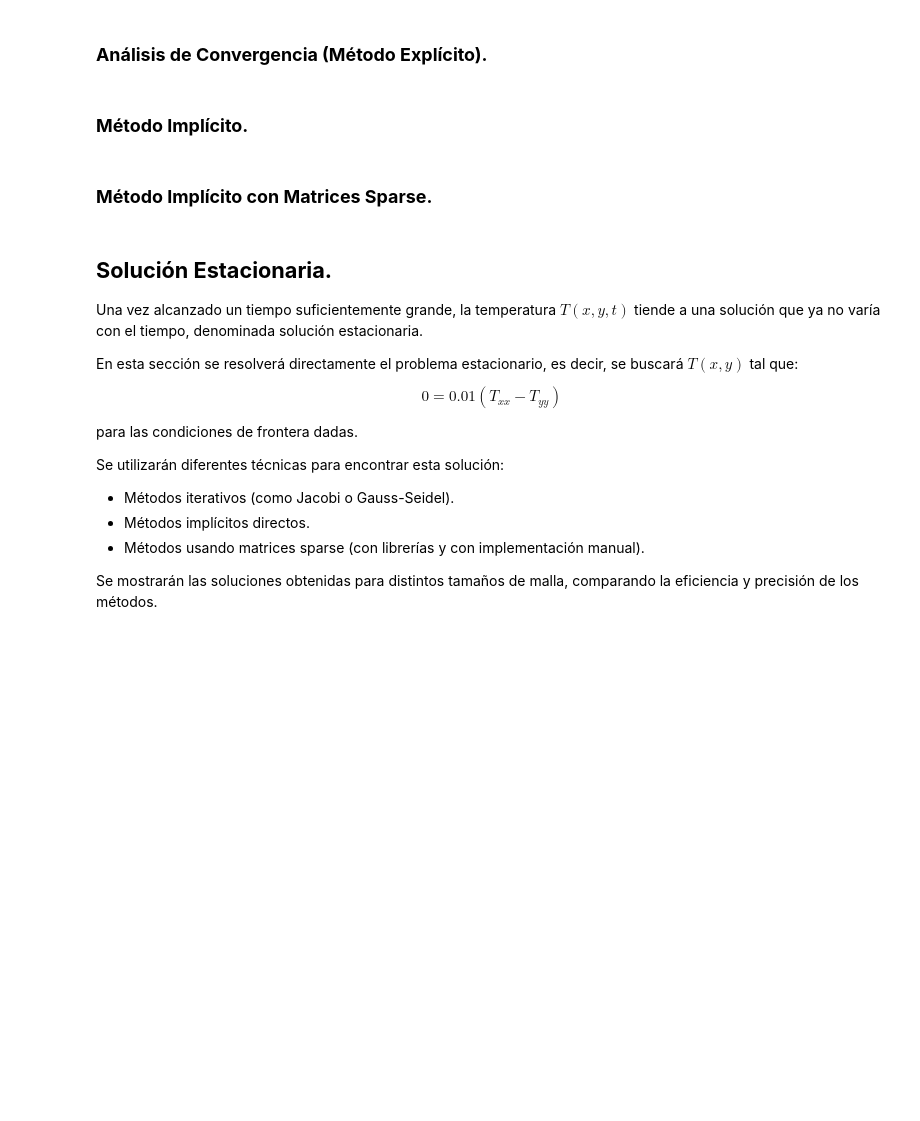
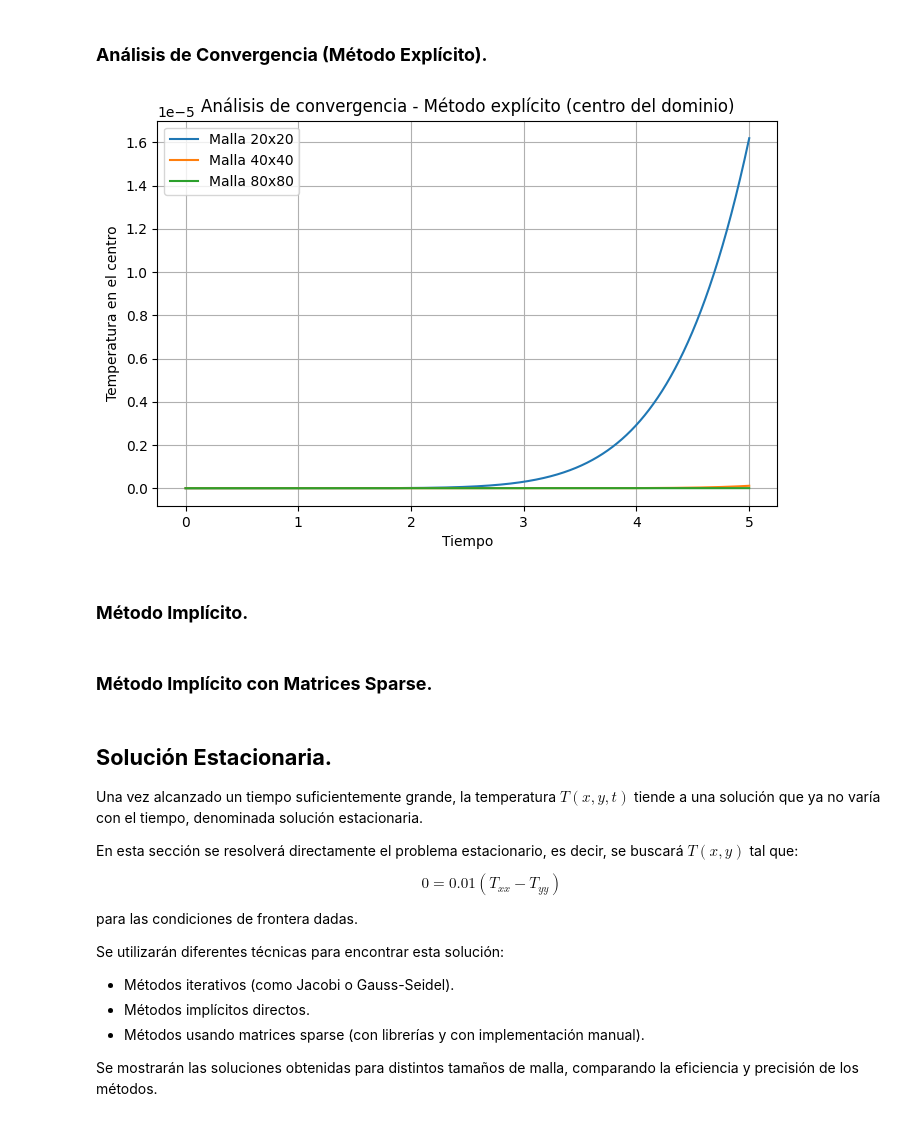
Before and after one commit to mgonzalz/sn_talleres, a Jupyter notebook: notebooks/informe-02__ecuacion-calor.ipynb, the cells around one changed output. Cells and saved outputs as stored; diff of their text form; code cells hidden in the pictures; blank space fills up the shorter version.

```diff
--- a/notebooks/informe-02__ecuacion-calor.ipynb
+++ b/notebooks/informe-02__ecuacion-calor.ipynb
@@ -104,5 +161,80 @@ El objetivo es obtener la distribución de temperaturas en varios instantes $t$
 # %% [markdown]
 ### **Análisis de Convergencia (Método Explícito).**
+# %%
+import numpy as np
+import matplotlib.pyplot as plt
+
+# Función: aplicar condiciones de frontera
+def apply_boundary_conditions(T):
+    T[:, 0] = 20        # y = 0 (Dirichlet)
+    T[:, -1] = 50       # y = L (Dirichlet)
+    T[0, :] = T[1, :]   # x = 0 (Neumann)
+    T[-1, :] = T[-2, :] # x = L (Neumann)
+    return T
+
+# Función: obtener evolución en el centro para una malla
+def get_central_temperature(Nx, Ny, alpha, dt, T_max):
+    dx = Lx / (Nx - 1)
+    dy = Ly / (Ny - 1)
+    Nt = int(T_max / dt)
+
+    lambda_x = alpha * dt / dx**2
+    lambda_y = alpha * dt / dy**2
+
+    x = np.linspace(0, Lx, Nx)
+    y = np.linspace(0, Ly, Ny)
+    X, Y = np.meshgrid(x, y)
+
+    T = np.zeros((Nx, Ny))
+    T = apply_boundary_conditions(T)
+    centro = []
+
+    i_c = Nx // 2
+    j_c = Ny // 2
+
+    for n in range(Nt):
+        T_new = T.copy()
+        for i in range(1, Nx - 1):
+            for j in range(1, Ny - 1):
+                T_new[i, j] = (
+                    T[i, j]
+                    + lambda_x * (T[i+1, j] - 2*T[i, j] + T[i-1, j])
+                    + lambda_y * (T[i, j+1] - 2*T[i, j] + T[i, j-1])
+                )
+        T = apply_boundary_conditions(T_new)
+        centro.append(T[i_c, j_c])  # Temperatura en el centro
+
+    return centro
+
+# Parámetros globales
+Lx = Ly = 1.0
+alpha = 0.00052
+T_max = 5.0         # Más tiempo para que el calor se propague
+dt = 0.0005
+
+# Ejecutar para distintas mallas
+mallados = [(20, 20), (40, 40), (80, 80)]
+resultados = {}
+
+for Nx, Ny in mallados:
+    key = f"{Nx}x{Ny}"
+    resultados[key] = get_central_temperature(Nx, Ny, alpha, dt, T_max)
+
+# Graficar resultados
+tiempos = np.linspace(0, T_max, len(list(resultados.values())[0]))
+plt.figure(figsize=(8, 5))
+
+for key, temp in resultados.items():
+    plt.plot(tiempos, temp, label=f"Malla {key}")
+
+plt.xlabel("Tiempo")
+plt.ylabel("Temperatura en el centro")
+plt.title("Análisis de convergencia - Método explícito (centro del dominio)")
+plt.legend()
+plt.grid(True)
+plt.show()
+# %% [output]
+[figure, added]
 # %% [markdown]
 ### **Método Implícito.**
 # %% [markdown]
```
Also changed, not shown: parts of 3 cells of this notebook.
